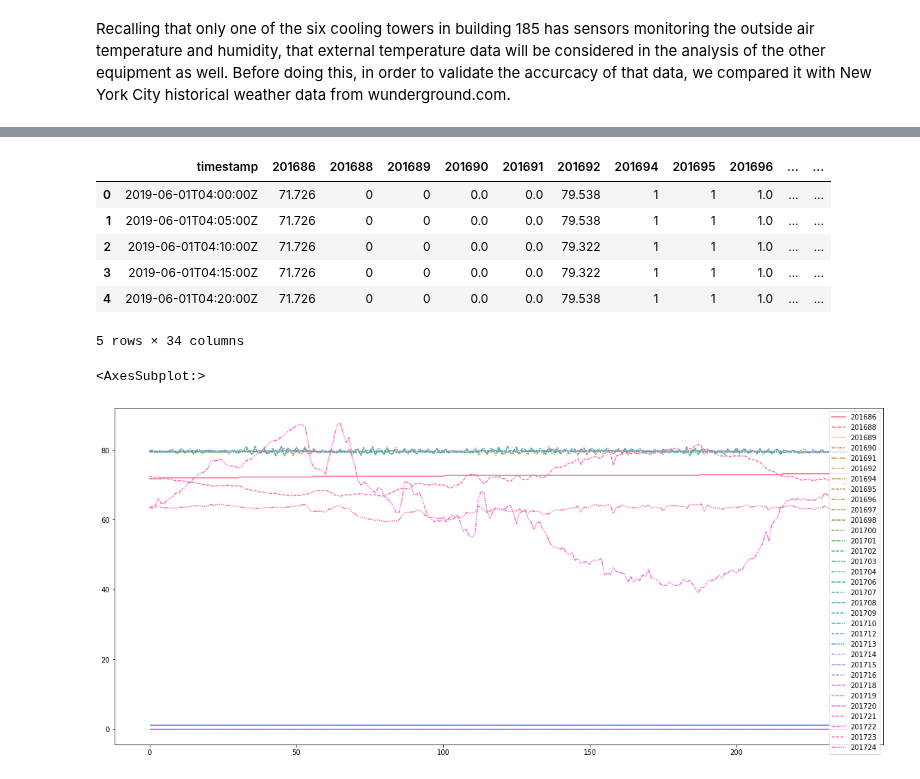
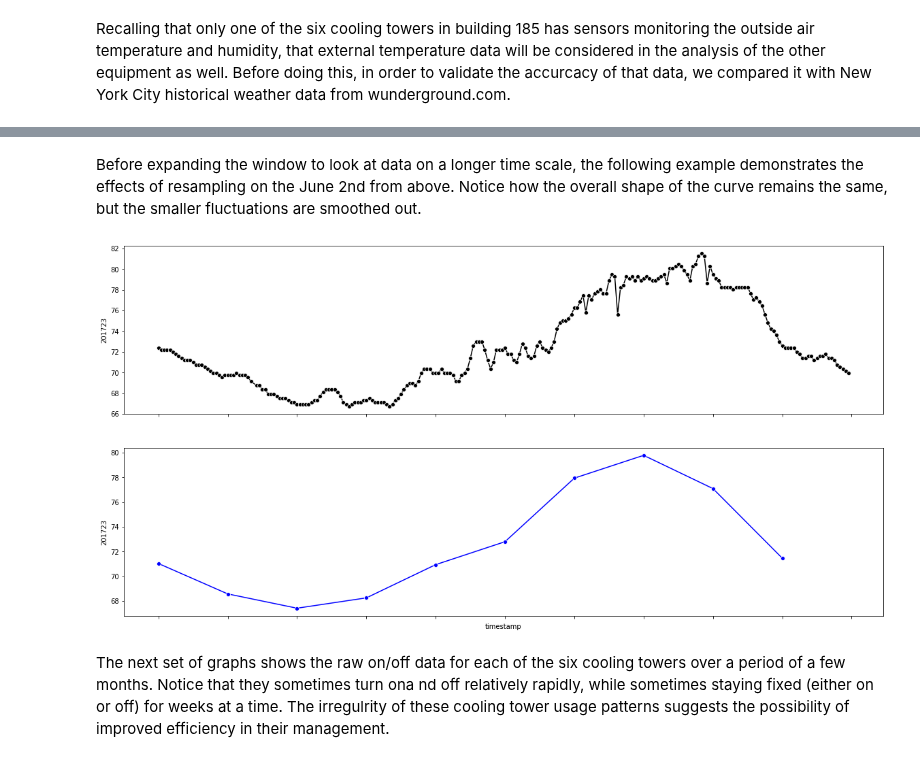
Before and after one commit to yairg98/Data-Driven-Problem-Solving, a Jupyter notebook: Assignments/Final Project/FinalProjectNotebook.ipynb, the cells around one changed output, grey strips where cells are left out. Cells and saved outputs as stored; diff of their text form; code cells hidden in the pictures.

```diff
--- a/Assignments/Final Project/FinalProjectNotebook.ipynb
+++ b/Assignments/Final Project/FinalProjectNotebook.ipynb
@@ -386,9 +398,26 @@ Image(url=url)
+# %% [markdown]
+Before expanding the window to look at data on a longer time scale, the following example demonstrates the effects of resampling on the June 2nd from above. Notice how the overall shape of the curve remains the same, but the smaller fluctuations are smoothed out.
+# %%
+sensor_number = 201723
+
+sensor_data['timestamp'] = pd.to_datetime(sensor_data['timestamp'])
+sensor_data_resampled = sensor_data.resample('2H', on="timestamp").mean()
+
+fig, axes = plt.subplots(nrows=2, ncols=1, figsize=(20,10), sharex=True)
+
+sns.lineplot(data=sensor_data, x='timestamp', y=sensor_number , marker="o", color="k", ax = axes[0])
+sns.lineplot(data=sensor_data_resampled, x='timestamp', y=sensor_number, marker="o", color='b', ax=axes[1])
+
+frame = plt.gca()
+frame.axes.xaxis.set_ticklabels([]);
+# %% [output]
+[figure, added]
+# %% [markdown]
+The next set of graphs shows the raw on/off data for each of the six cooling towers over a period of a few months. Notice that they sometimes turn ona nd off relatively rapidly, while sometimes staying fixed (either on or off) for weeks at a time. The irregulrity of these cooling tower usage patterns suggests the possibility of improved efficiency in their management.
 # %%
-
-
 # Select your date and time
-start = datetime(2019,6,1,0,0,0).replace(tzinfo=tz)
-end = datetime(2019,6,2,0,0,0).replace(tzinfo=tz)
+start = datetime(2018,6,1,0,0,0).replace(tzinfo=tz)
+end = datetime(2020,6,1,0,0,0).replace(tzinfo=tz)
 
 timeseries_query = TimeseriesQuery(point_ids = result['points'], start = start, end = end)
 
@@ -396,21 +425,3 @@ timeseries_query = TimeseriesQuery(point_ids = result['points'], start = start,
 query_results = client.stream_point_timeseries(timeseries_query)
 # Convert to dataframe
 sensor_data = points_df_from_streaming_timeseries(query_results)
-
-sensor_data.head()
-# %% [output]
-|  | timestamp | 201686 | 201688 | 201689 | 201690 | 201691 | 201692 | 201694 | 201695 | 201696 | ... | ... |
-| 0 | 2019-06-01T04:00:00Z | 71.726 | 0 | 0 | 0.0 | 0.0 | 79.538 | 1 | 1 | 1.0 | ... | ... |
-| 1 | 2019-06-01T04:05:00Z | 71.726 | 0 | 0 | 0.0 | 0.0 | 79.538 | 1 | 1 | 1.0 | ... | ... |
-| 2 | 2019-06-01T04:10:00Z | 71.726 | 0 | 0 | 0.0 | 0.0 | 79.322 | 1 | 1 | 1.0 | ... | ... |
-| 3 | 2019-06-01T04:15:00Z | 71.726 | 0 | 0 | 0.0 | 0.0 | 79.322 | 1 | 1 | 1.0 | ... | ... |
-| 4 | 2019-06-01T04:20:00Z | 71.726 | 0 | 0 | 0.0 | 0.0 | 79.538 | 1 | 1 | 1.0 | ... | ... |
-5 rows × 34 columns
-# %%
-# This for the figure size
-plt.figure(figsize=(20,9))
-# plotting
-sns.lineplot(data=sensor_data)
-# %% [output]
-<AxesSubplot:>
-[figure, removed]
```
Also changed, not shown: parts of 17 cells of this notebook.
